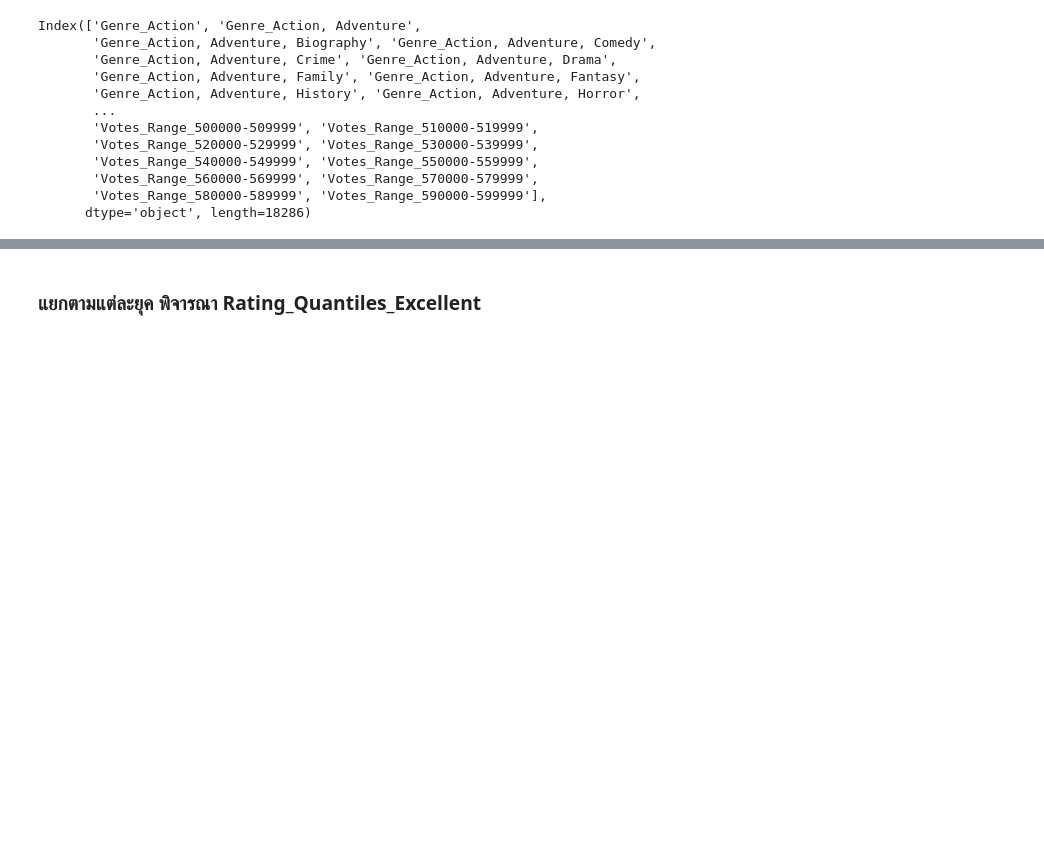
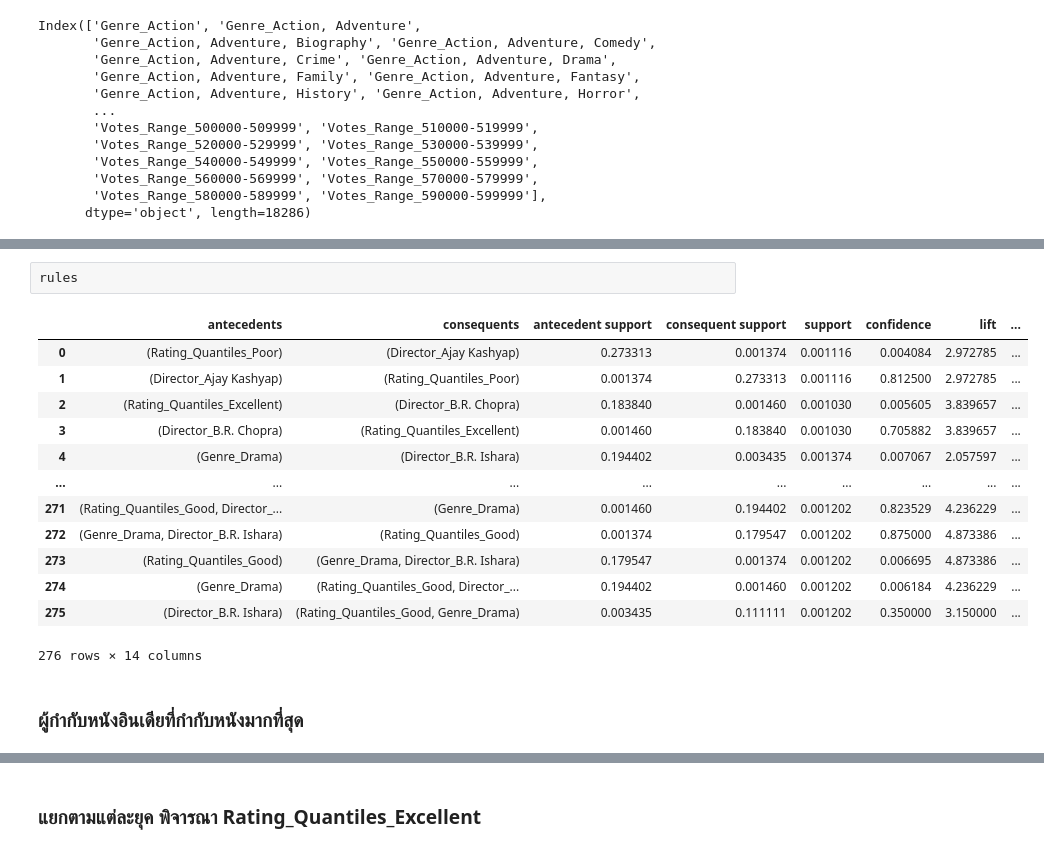
Before and after one commit to First-555/BSC_DPDM2025, a Jupyter notebook: Ch4_Frequent_Patterns_(Association_Rules).ipynb, the cells around one changed output, grey strips where cells are left out. Saved outputs shown, nothing was run; the diff lists cells and outputs as text; blank space fills up the shorter version.

```diff
--- a/Ch4_Frequent_Patterns_(Association_Rules).ipynb
+++ b/Ch4_Frequent_Patterns_(Association_Rules).ipynb
@@ -1153,0 +1195,18 @@ Index(['Genre_Action', 'Genre_Action, Adventure',
+# %%
+rules
+# %% [output]
+|  | antecedents | consequents | antecedent support | consequent support | support | confidence | lift | ... |
+| 0 | (Rating_Quantiles_Poor) | (Director_Ajay Kashyap) | 0.273313 | 0.001374 | 0.001116 | 0.004084 | 2.972785 | ... |
+| 1 | (Director_Ajay Kashyap) | (Rating_Quantiles_Poor) | 0.001374 | 0.273313 | 0.001116 | 0.812500 | 2.972785 | ... |
+| 2 | (Rating_Quantiles_Excellent) | (Director_B.R. Chopra) | 0.183840 | 0.001460 | 0.001030 | 0.005605 | 3.839657 | ... |
+| 3 | (Director_B.R. Chopra) | (Rating_Quantiles_Excellent) | 0.001460 | 0.183840 | 0.001030 | 0.705882 | 3.839657 | ... |
+| 4 | (Genre_Drama) | (Director_B.R. Ishara) | 0.194402 | 0.003435 | 0.001374 | 0.007067 | 2.057597 | ... |
+| ... | ... | ... | ... | ... | ... | ... | ... | ... |
+| 271 | (Rating_Quantiles_Good, Director_... | (Genre_Drama) | 0.001460 | 0.194402 | 0.001202 | 0.823529 | 4.236229 | ... |
+| 272 | (Genre_Drama, Director_B.R. Ishara) | (Rating_Quantiles_Good) | 0.001374 | 0.179547 | 0.001202 | 0.875000 | 4.873386 | ... |
+| 273 | (Rating_Quantiles_Good) | (Genre_Drama, Director_B.R. Ishara) | 0.179547 | 0.001374 | 0.001202 | 0.006695 | 4.873386 | ... |
+| 274 | (Genre_Drama) | (Rating_Quantiles_Good, Director_... | 0.194402 | 0.001460 | 0.001202 | 0.006184 | 4.236229 | ... |
+| 275 | (Director_B.R. Ishara) | (Rating_Quantiles_Good, Genre_Drama) | 0.003435 | 0.111111 | 0.001202 | 0.350000 | 3.150000 | ... |
+276 rows × 14 columns
+# %% [markdown]
+### ผู้กำกับหนังอินเดียที่กำกับหนังมากที่สุด
```
Also changed, not shown: parts of 23 cells of this notebook.
